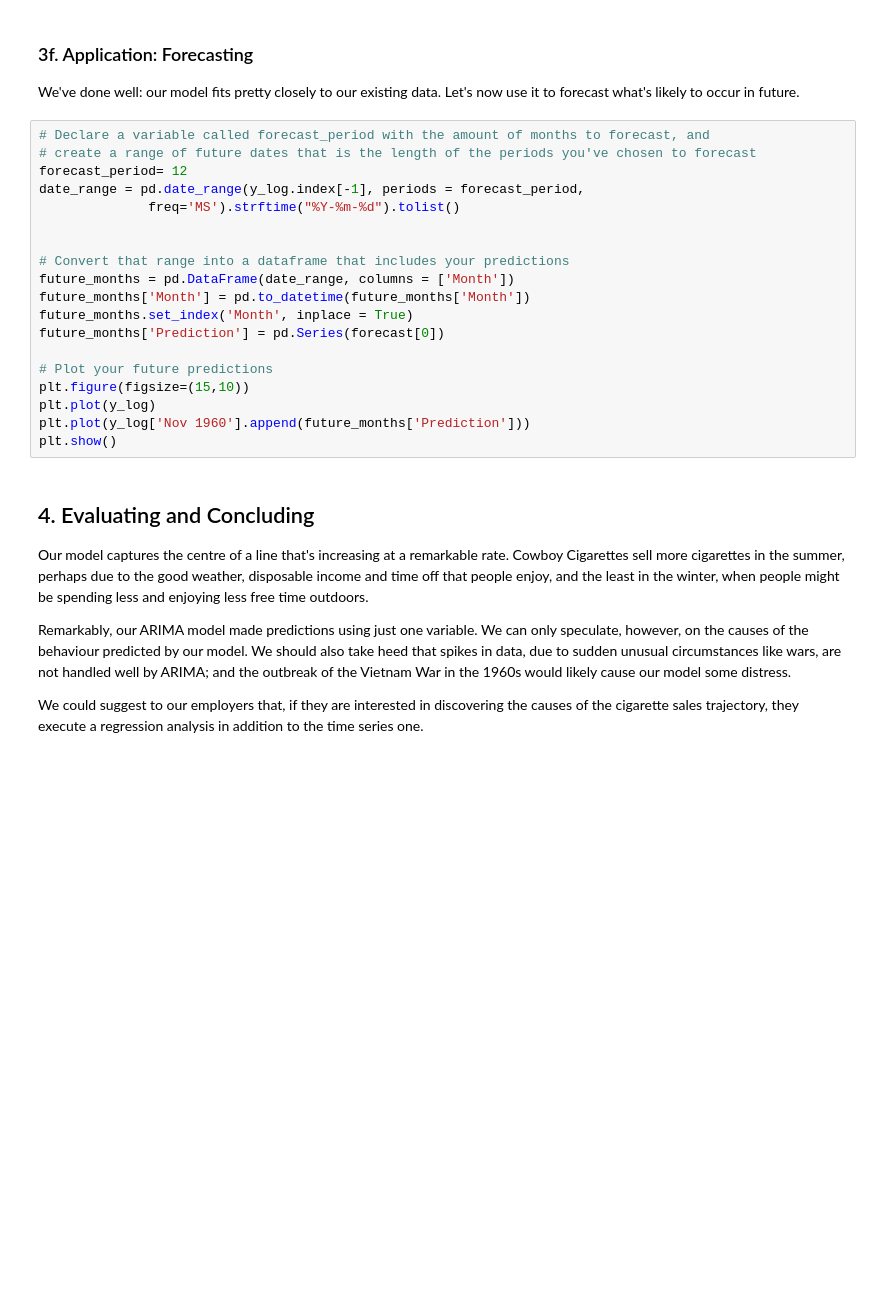
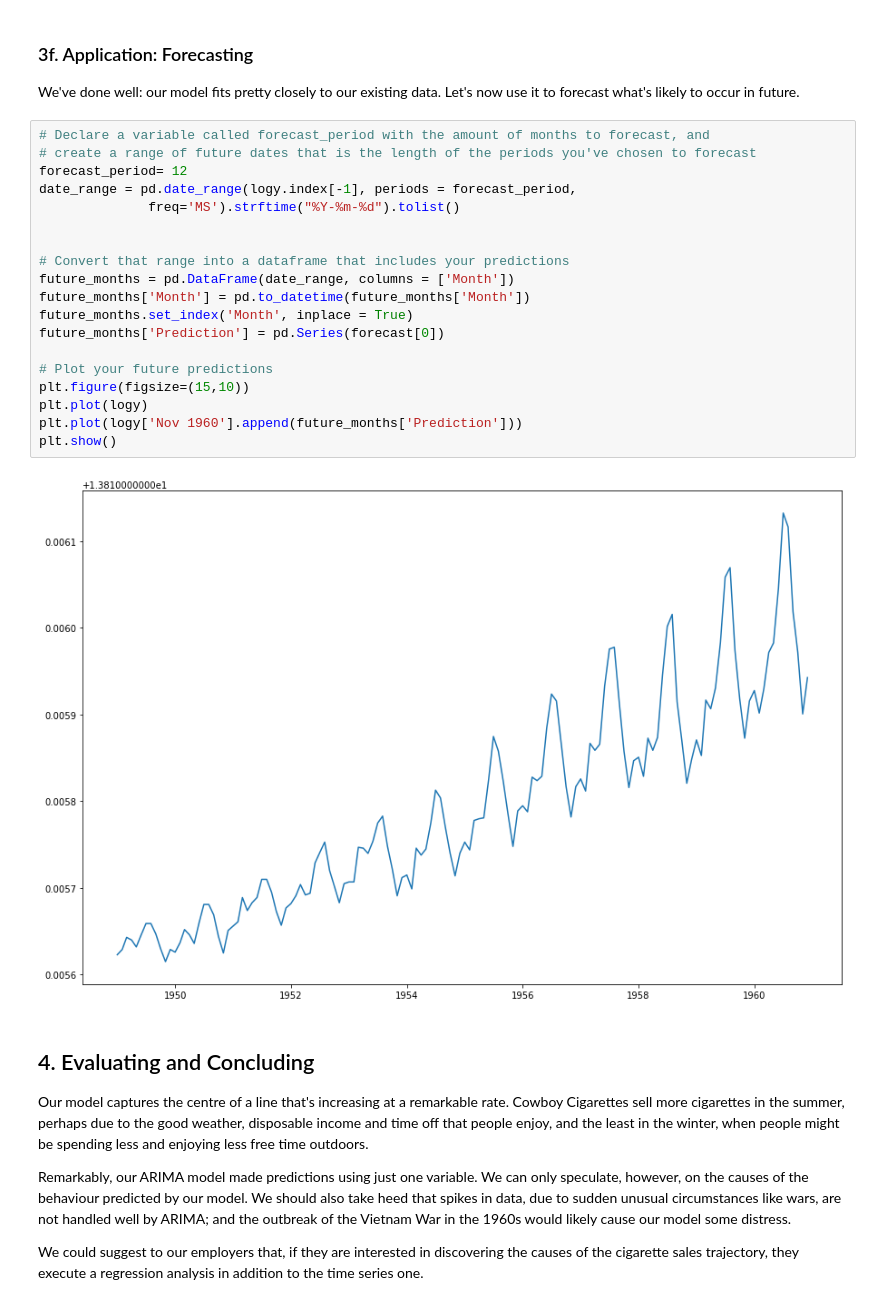
Before and after one commit to randrmoel/cowboy_cig_case, a Jupyter notebook: Cowboy Cigarettes Case Study - Tier 3.ipynb, the cells around one changed output. Drawn from its saved outputs; the diff is of its cells as text; blank space fills up the shorter version.

```diff
--- a/Cowboy Cigarettes Case Study - Tier 3.ipynb
+++ b/Cowboy Cigarettes Case Study - Tier 3.ipynb
@@ -443,22 +426,24 @@ We've done well: our model fits pretty closely to our existing data. Let's now u
 # %%
 # Declare a variable called forecast_period with the amount of months to forecast, and
 # create a range of future dates that is the length of the periods you've chosen to forecast
 forecast_period= 12
-date_range = pd.date_range(y_log.index[-1], periods = forecast_period,
+date_range = pd.date_range(logy.index[-1], periods = forecast_period,
               freq='MS').strftime("%Y-%m-%d").tolist()
 
 
 # Convert that range into a dataframe that includes your predictions
 future_months = pd.DataFrame(date_range, columns = ['Month'])
 future_months['Month'] = pd.to_datetime(future_months['Month'])
 future_months.set_index('Month', inplace = True)
 future_months['Prediction'] = pd.Series(forecast[0])
 
 # Plot your future predictions
 plt.figure(figsize=(15,10))
-plt.plot(y_log)
-plt.plot(y_log['Nov 1960'].append(future_months['Prediction']))
+plt.plot(logy)
+plt.plot(logy['Nov 1960'].append(future_months['Prediction']))
 plt.show()
+# %% [output]
+[figure, added]
 # %% [markdown]
 ## 4. Evaluating and Concluding
 
```
Also changed, not shown: parts of 9 cells of this notebook.
